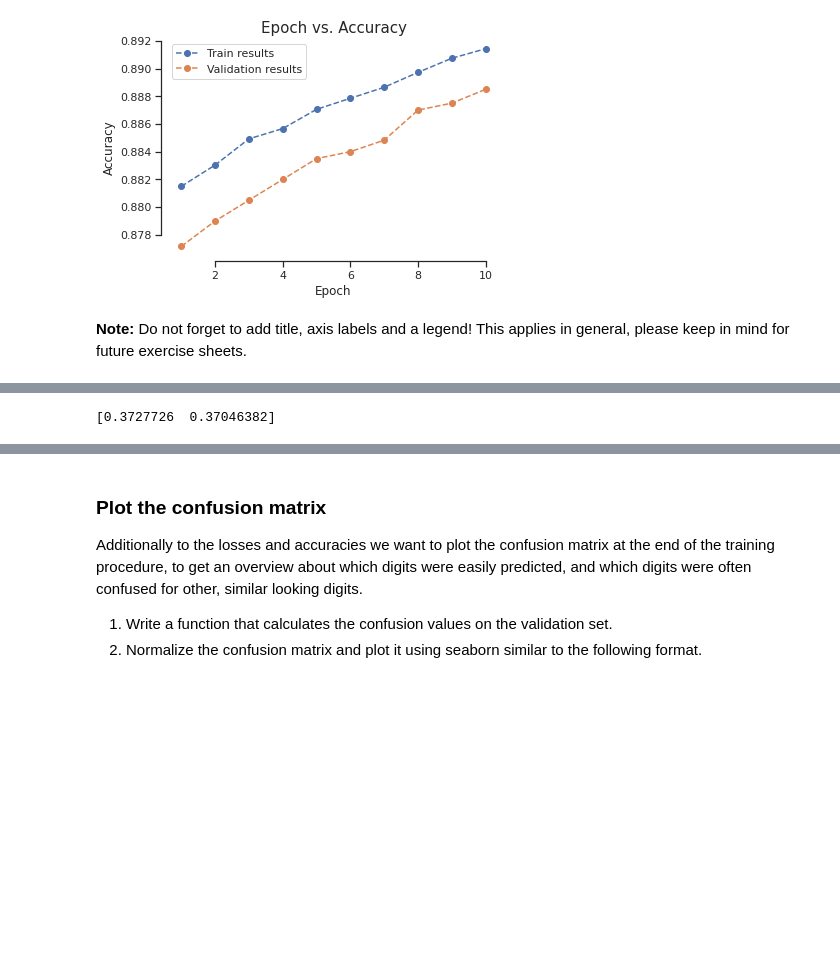
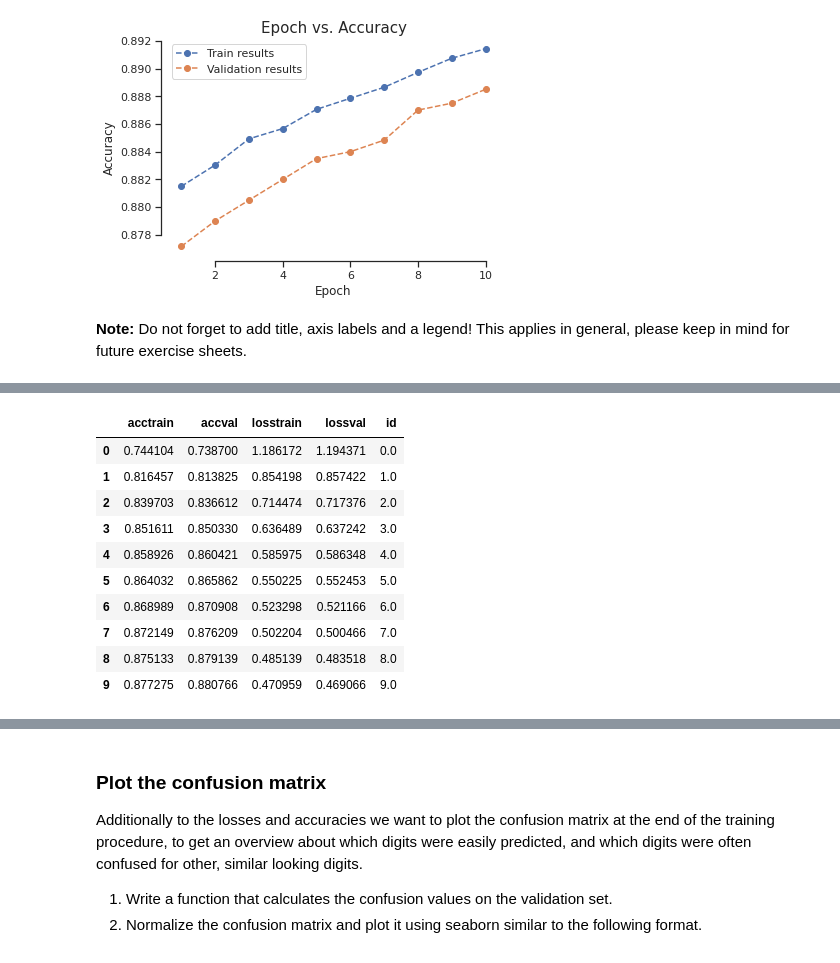
Before and after one commit to jonaden94/deepl-ecker-21-22, a Jupyter notebook: Ex1_2021.ipynb, the cells around one changed output, grey strips where cells are left out. Cells and saved outputs as stored; diff of their text form; code cells hidden in the pictures; blank space fills up the shorter version.

```diff
--- a/Ex1_2021.ipynb
+++ b/Ex1_2021.ipynb
@@ -637,0 +629,33 @@ loss_acc(train_dataloader, 2)
+# %%
+# TODO refine the training function from above
+# it should contain:
+# - saving of losses
+# - calculation of accuracy
+# - returning the mean loss and accuracy
+
+def loss_acc(dataload1, dataload2, epochs):
+    losses1 = np.empty(epochs)
+    accuracies1 = np.empty(epochs)
+    losses2 = np.empty(epochs)
+    accuracies2 = np.empty(epochs)
+
+    for epoch in range(epochs):
+        print(epoch, sep=" ")
+        # train the model for one epoch
+        model.train()
+        trainstep(dataload1)
+
+        # after one epoch training look at performance
+        model.eval()
+        # dataload1
+        acc1, loss1 = testrun(dataload1)
+        #dataload2
+        acc2, loss2 = testrun(dataload2)
+
+        # prepare output
+        losses1[epoch] = loss1
+        accuracies1[epoch] = acc1
+        losses2[epoch] = loss2
+        accuracies2[epoch] = acc2
+
+    return accuracies1, losses1, accuracies2, losses2
@@ -638,9 +678,21 @@ loss_acc(train_dataloader, 2)
 # %%
 # TODO write a validation function that calculates the loss and accuracy on the validation set
 # you can also combine it with the training function
-print(losses)
+# see above
+data = pd.DataFrame(np.array([acctrain, accval, losstrain, lossval, np.arange(0, 10)]).T, columns=["acctrain", "accval", "losstrain", "lossval", "id"])
+data
 # %% [output]
-[0.3727726  0.37046382]
+|  | acctrain | accval | losstrain | lossval | id |
+| 0 | 0.744104 | 0.738700 | 1.186172 | 1.194371 | 0.0 |
+| 1 | 0.816457 | 0.813825 | 0.854198 | 0.857422 | 1.0 |
+| 2 | 0.839703 | 0.836612 | 0.714474 | 0.717376 | 2.0 |
+| 3 | 0.851611 | 0.850330 | 0.636489 | 0.637242 | 3.0 |
+| 4 | 0.858926 | 0.860421 | 0.585975 | 0.586348 | 4.0 |
+| 5 | 0.864032 | 0.865862 | 0.550225 | 0.552453 | 5.0 |
+| 6 | 0.868989 | 0.870908 | 0.523298 | 0.521166 | 6.0 |
+| 7 | 0.872149 | 0.876209 | 0.502204 | 0.500466 | 7.0 |
+| 8 | 0.875133 | 0.879139 | 0.485139 | 0.483518 | 8.0 |
+| 9 | 0.877275 | 0.880766 | 0.470959 | 0.469066 | 9.0 |
 # %%
 # TODO write a run_training function that
 # - calls the train and validate functions for each epoch
```
Also changed, not shown: parts of 20 cells of this notebook.
